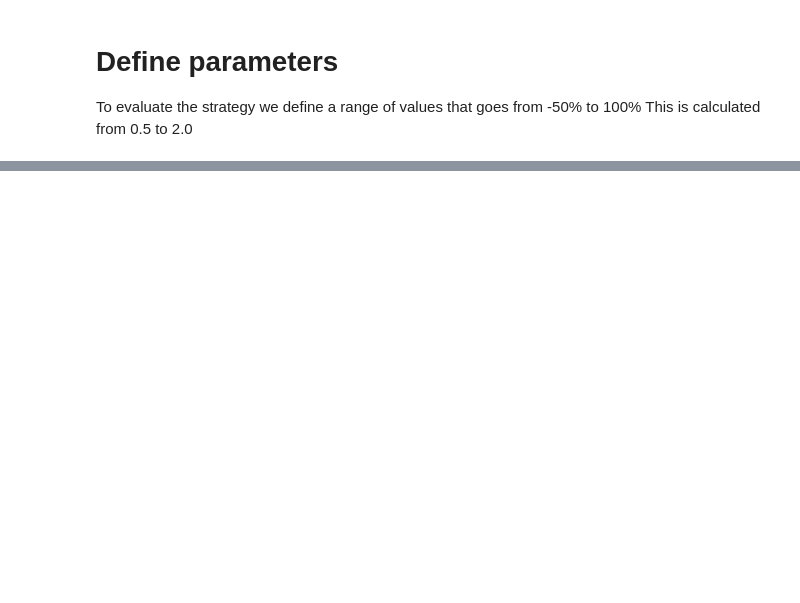
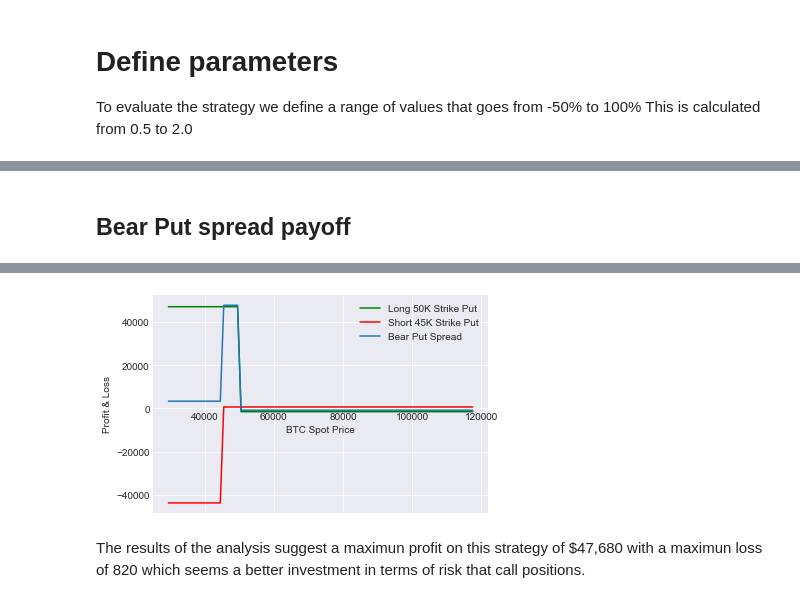
Before and after one commit to sotoblanco/OptionsTrading, a Jupyter notebook: OptionsTrading.ipynb, the cells around one changed output, grey strips where cells are left out. Cells and saved outputs as stored; diff of their text form; code cells hidden in the pictures; blank space fills up the shorter version.

Commit message:
Add options strategy

```diff
--- a/OptionsTrading.ipynb
+++ b/OptionsTrading.ipynb
@@ -135,0 +202,18 @@ Max Loss: -6340.0
+# %% [markdown]
+## Bear Put spread payoff
+# %%
+payoff_bear_put_spread = payoff_long_put + payoff_short_put
+
+print("Max Profit:", max(payoff_bear_put_spread))
+print("Max Loss:", min(payoff_bear_put_spread))
+
+ax = plt.subplot()
+ax.spines["bottom"].set_position("zero")
+ax.plot(sT, payoff_long_put, label = "Long 50K Strike Put", color = "g")
+ax.plot(sT, payoff_short_put, label = "Short 45K Strike Put", color = "r")
+ax.plot(sT, payoff_bear_put_spread, label = "Bear Put Spread")
+plt.xlabel("BTC Spot Price")
+plt.ylabel("Profit & Loss")
+plt.legend()
+plt.show()
+# %% [output]
@@ -135,0 +222,3 @@ Max Loss: -6340.0
+[figure, added]
+# %% [markdown]
+The results of the analysis suggest a maximun profit on this strategy of $47,680 with a maximun loss of 820 which seems a better investment in terms of risk that call positions.
```
Also changed, not shown: parts of 24 cells of this notebook.
